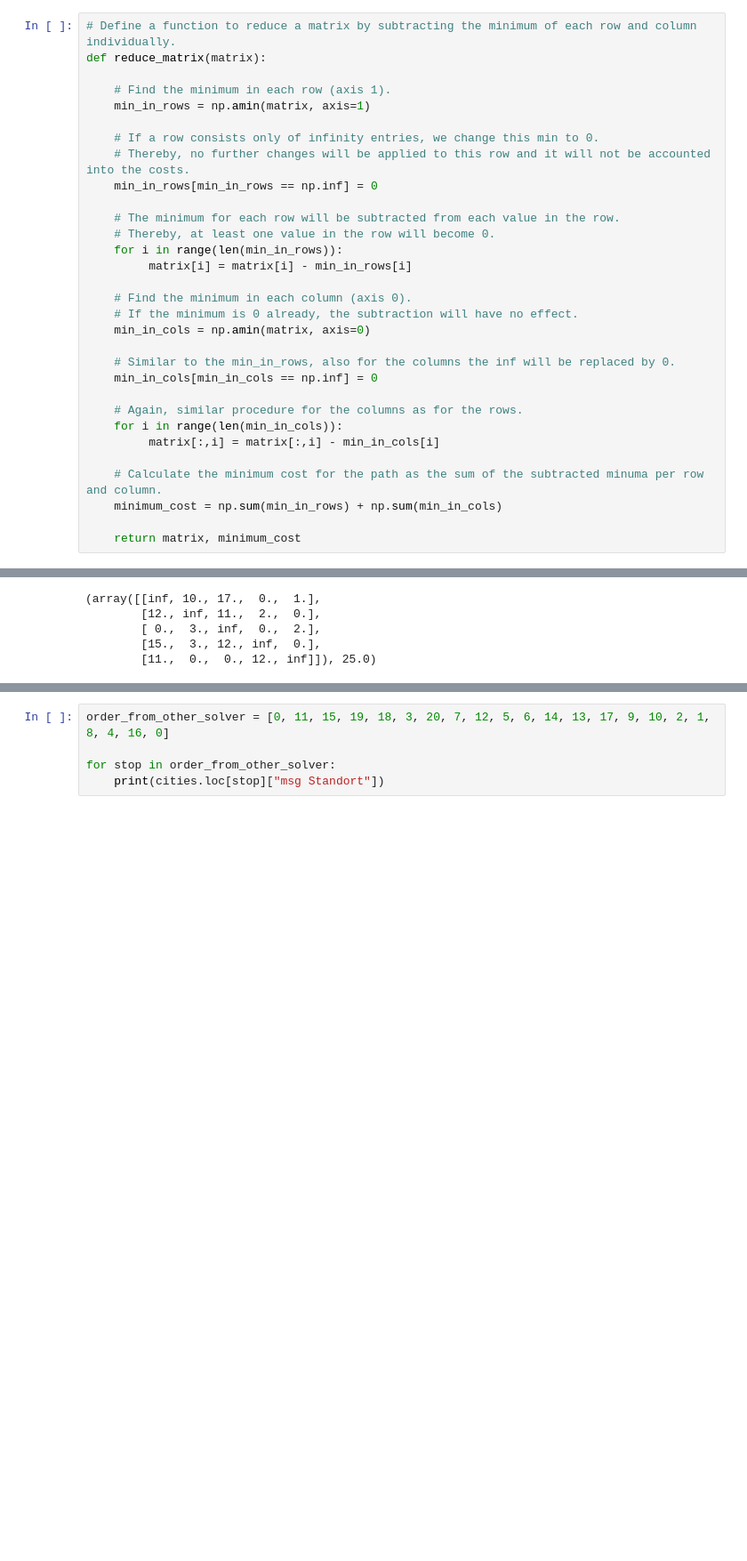
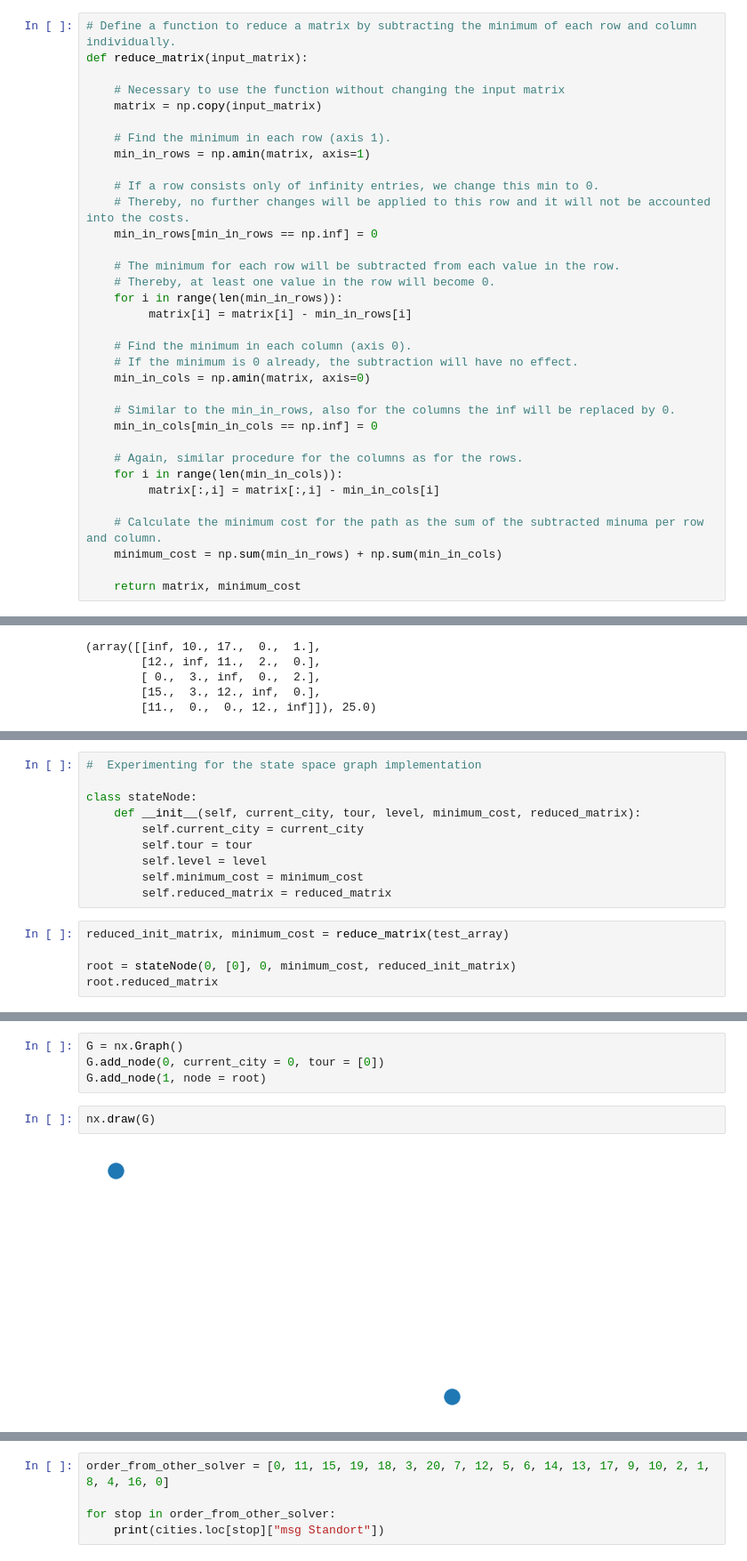
Before and after one commit to AukiJuanDiaz/TSPchallenge, a Jupyter notebook: msg_challenge.ipynb, the cells around one changed output, grey strips where cells are left out. Shown at 89% size. Drawn from its saved outputs; the diff is of its cells as text; blank space fills up the shorter version.

```diff
--- a/msg_challenge.ipynb
+++ b/msg_challenge.ipynb
@@ -336,7 +344,10 @@ array([[ inf, 623., 579., 288., 403., 642., 673., 388., 585., 742., 583.,
         261., 272., 492., 425., 216., 438., 634., 176.,  99.,  inf]])
 # %%
 # Define a function to reduce a matrix by subtracting the minimum of each row and column individually.
-def reduce_matrix(matrix):
+def reduce_matrix(input_matrix):
+
+    # Necessary to use the function without changing the input matrix
+    matrix = np.copy(input_matrix)
 
     # Find the minimum in each row (axis 1).
     min_in_rows = np.amin(matrix, axis=1)
@@ -390,0 +395,15 @@ reduce_matrix(test_array)
+# %%
+#  Experimenting for the state space graph implementation
+
+class stateNode:
+    def __init__(self, current_city, tour, level, minimum_cost, reduced_matrix):
+        self.current_city = current_city
+        self.tour = tour
+        self.level = level
+        self.minimum_cost = minimum_cost
+        self.reduced_matrix = reduced_matrix
+# %%
+reduced_init_matrix, minimum_cost = reduce_matrix(test_array)
+
+root = stateNode(0, [0], 0, minimum_cost, reduced_init_matrix)
+root.reduced_matrix
@@ -390,0 +420,8 @@ reduce_matrix(test_array)
+# %%
+G = nx.Graph()
+G.add_node(0, current_city = 0, tour = [0])
+G.add_node(1, node = root)
+# %%
+nx.draw(G)
+# %% [output]
+[figure, added]
```
Also changed, not shown: parts of 12 cells of this notebook.
